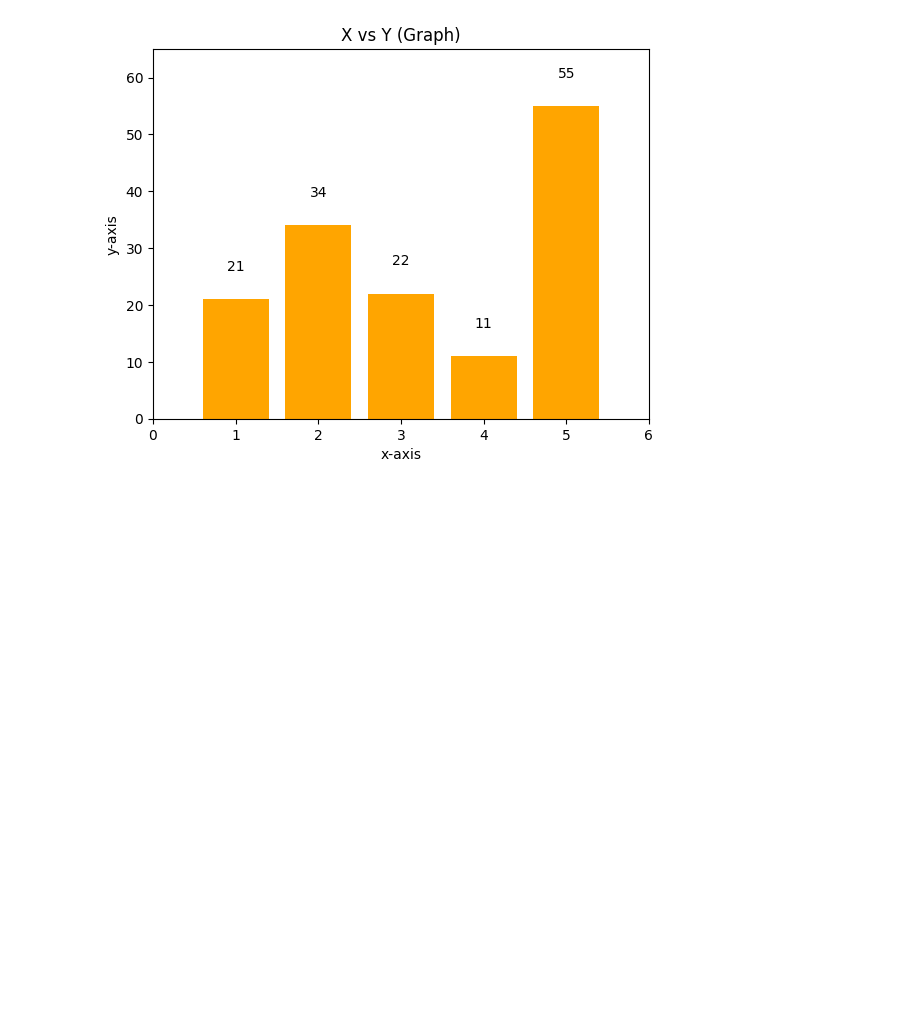
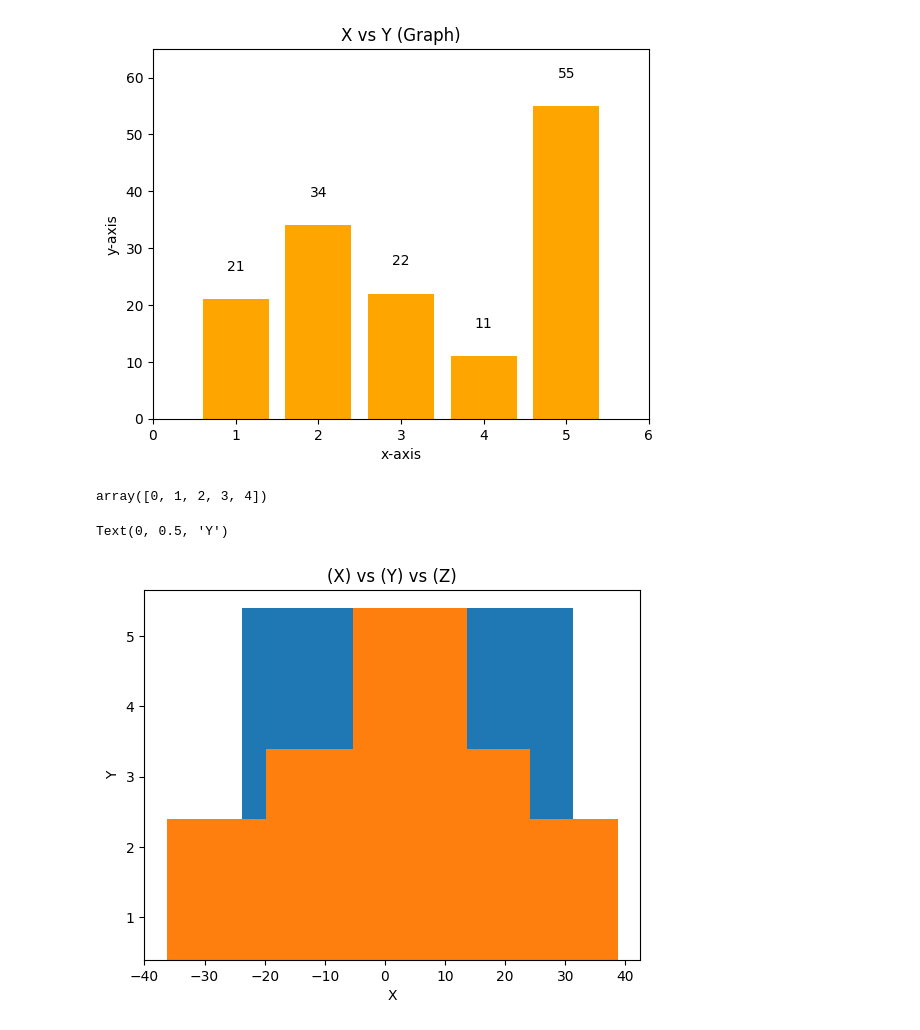
Before and after one commit to Shayan1064/machine-learning-journey, a Jupyter notebook: Day 9/Untitled.ipynb, the cells around one changed output. Drawn from its saved outputs; the diff is of its cells as text; code cells hidden in the pictures; blank space fills up the shorter version.

```diff
--- a/Day 9/Untitled.ipynb
+++ b/Day 9/Untitled.ipynb
@@ -80,3 +80,22 @@ plt.xlim(0,max(x)+1)
 # %% [output]
 (0.0, 6.0)
 [figure]
+# %%
+import numpy as np
+a=np.arange(len(x))
+a
+# %% [output]
+array([0, 1, 2, 3, 4])
+# %%
+x=[1,2,3,4,5]
+y=[21,34,22,11,55]
+z=[26,75,44,11,19]
+width=0.4
+plt.bar(a-width/2,x,y,width)
+plt.bar(a+width/2,x,z,width)
+plt.title('(X) vs (Y) vs (Z)')
+plt.xlabel('X')
+plt.ylabel('Y')
+# %% [output]
+Text(0, 0.5, 'Y')
+[figure, added]
```
Also changed, not shown: parts of 2 cells of this notebook.
